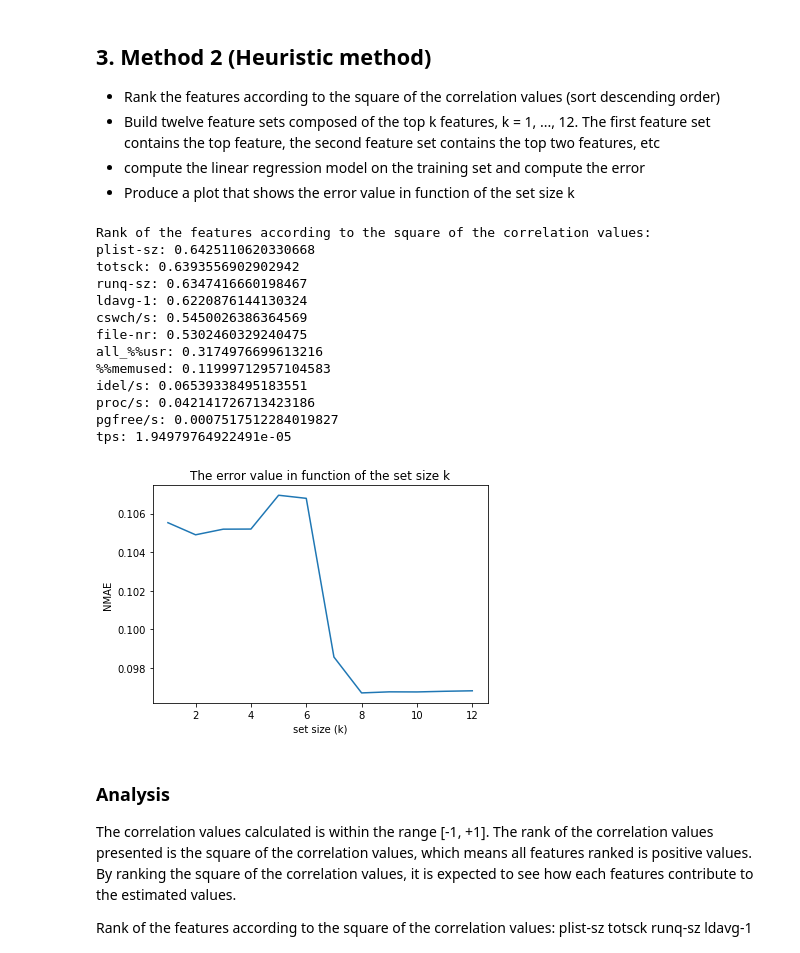
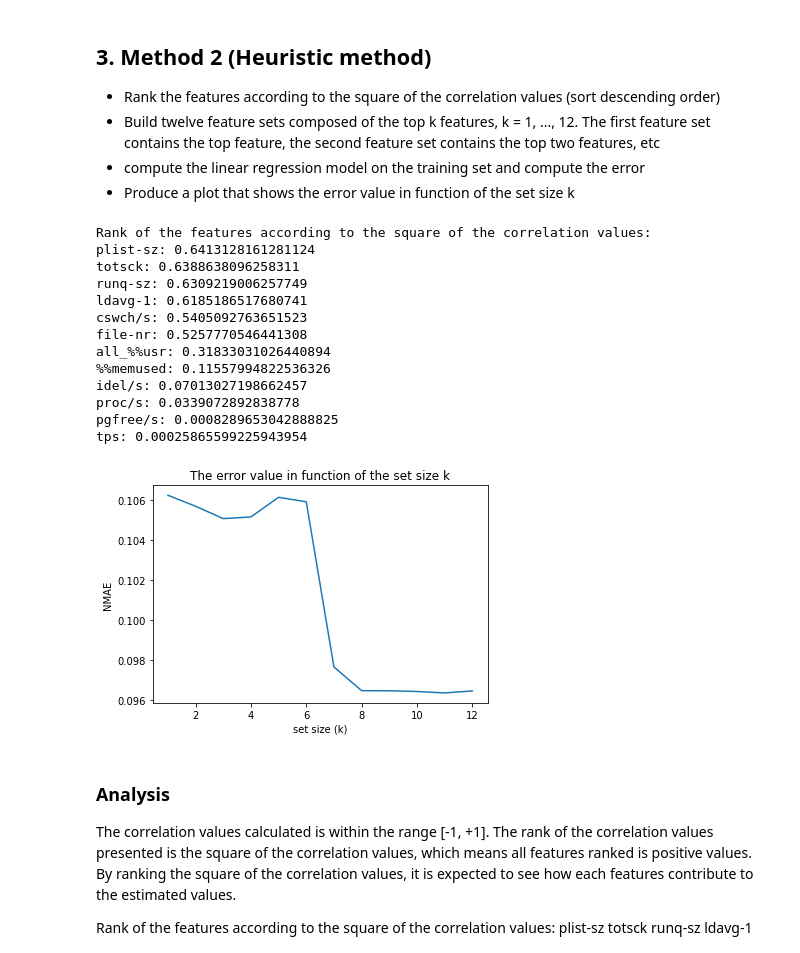
Before and after one commit to adikabintang/kuliah, a Jupyter notebook: kungliga/management_of_networks/project/task_4/task_4_adika_bintang_s/adika_bintang_s_task_4.ipynb, the cells around one changed output. Saved outputs shown, nothing was run; the diff lists cells and outputs as text; code cells hidden in the pictures.

```diff
--- a/kungliga/management_of_networks/project/task_4/task_4_adika_bintang_s/adika_bintang_s_task_4.ipynb
+++ b/kungliga/management_of_networks/project/task_4/task_4_adika_bintang_s/adika_bintang_s_task_4.ipynb
@@ -54,17 +54,20 @@ all_subset = subs(feature_names)
 # for testing only, so that my computer does not explode
 # all_subset = subs(["runq-sz", "%%memused", "proc/s", "cswch/s"])
 
+x_train, x_test, y_train, y_test = train_test_split(X.drop(['TimeStamp'], axis=1),
+        Y[["DispFrames"]], train_size=0.7)
+
 all_nmae = []
 nmaes_boxplot_data = []
 min_nmaes_each_feature = []
 for subset in all_subset:
-    x_train, x_test, y_train, y_test = train_test_split(X[subset],
+    x_train, _, y_train, _ = train_test_split(X[subset],
         Y[["DispFrames"]], train_size=0.7)
 
     # Compute a linear regression model for each of these subsets of the training set
     regression_model = LinearRegression()
     regression_model.fit(x_train, y_train)
-    y_predict = regression_model.predict(x_test)
+    y_predict = regression_model.predict(x_test[subset])
 
     # compute NMAE of each model
     nmae = get_nmae(y_predict, y_test)
@@ -123,8 +126,8 @@ The boxplot shows the relation between the number of features and the NMAE. The
 - compute the linear regression model on the training set and compute the error
 - Produce a plot that shows the error value in function of the set size k
 # %%
-x_train, x_test, y_train, y_test = train_test_split(X,
-        Y[["DispFrames"]], train_size=0.7)
+# x_train, x_test, y_train, y_test = train_test_split(X.drop(['TimeStamp'], axis=1),
+#         Y[["DispFrames"]], train_size=0.7)
 
 m = len(x_train.index)
 
@@ -145,46 +148,46 @@ for feature in feature_names:
     correlation_square_map[feature] = correlation ** 2
     correlation_map[feature] = correlation
 
 # Rank the features according to the square of the correlation values (sort descending order)
 sorted_correlation_sq_tuple = sorted(correlation_square_map.items(), key=lambda kv: kv[1],
     reverse=True)
 print("Rank of the features according to the square of the correlation values:")
 for item in sorted_correlation_sq_tuple:
     print("{}: {}".format(item[0], item[1]))
 
 all_nmaes = []
 
 for i in range(1, len(sorted_correlation_sq_tuple) + 1):
     # Build twelve feature sets composed of the top k features
     # compute the linear regression model on the training set and compute the error
     features_to_build = [item[0] for item in sorted_correlation_sq_tuple[0:i]]
     regression_model = LinearRegression()
     regression_model.fit(x_train[features_to_build], y_train)
     y_predict = regression_model.predict(x_test[features_to_build])
     nmae = get_nmae(y_predict, y_test)
     all_nmaes.append(nmae)
 
 # Produce a plot that shows the error value in function of the set size k
 plt.plot(range(1, len(all_nmaes) + 1), all_nmaes)
 plt.xlabel("set size (k)")
 plt.ylabel("NMAE")
 plt.title("The error value in function of the set size k")
 plt.show()
 # %% [output]
 Rank of the features according to the square of the correlation values:
-plist-sz: 0.6425110620330668
-totsck: 0.6393556902902942
-runq-sz: 0.6347416660198467
-ldavg-1: 0.6220876144130324
-cswch/s: 0.5450026386364569
-file-nr: 0.5302460329240475
-all_%%usr: 0.3174976699613216
-%%memused: 0.11999712957104583
-idel/s: 0.06539338495183551
-proc/s: 0.042141726713423186
-pgfree/s: 0.0007517512284019827
-tps: 1.94979764922491e-05
+plist-sz: 0.6413128161281124
+totsck: 0.6388638096258311
+runq-sz: 0.6309219006257749
+ldavg-1: 0.6185186517680741
+cswch/s: 0.5405092763651523
+file-nr: 0.5257770546441308
+all_%%usr: 0.31833031026440894
+%%memused: 0.11557994822536326
+idel/s: 0.07013027198662457
+proc/s: 0.0339072892838778
+pgfree/s: 0.0008289653042888825
+tps: 0.00025865599225943954
-[figure, old version]
+[figure, new version]
 # %% [markdown]
 ### Analysis
 
```
Also changed, not shown: parts of 4 cells of this notebook, 6 other files.
